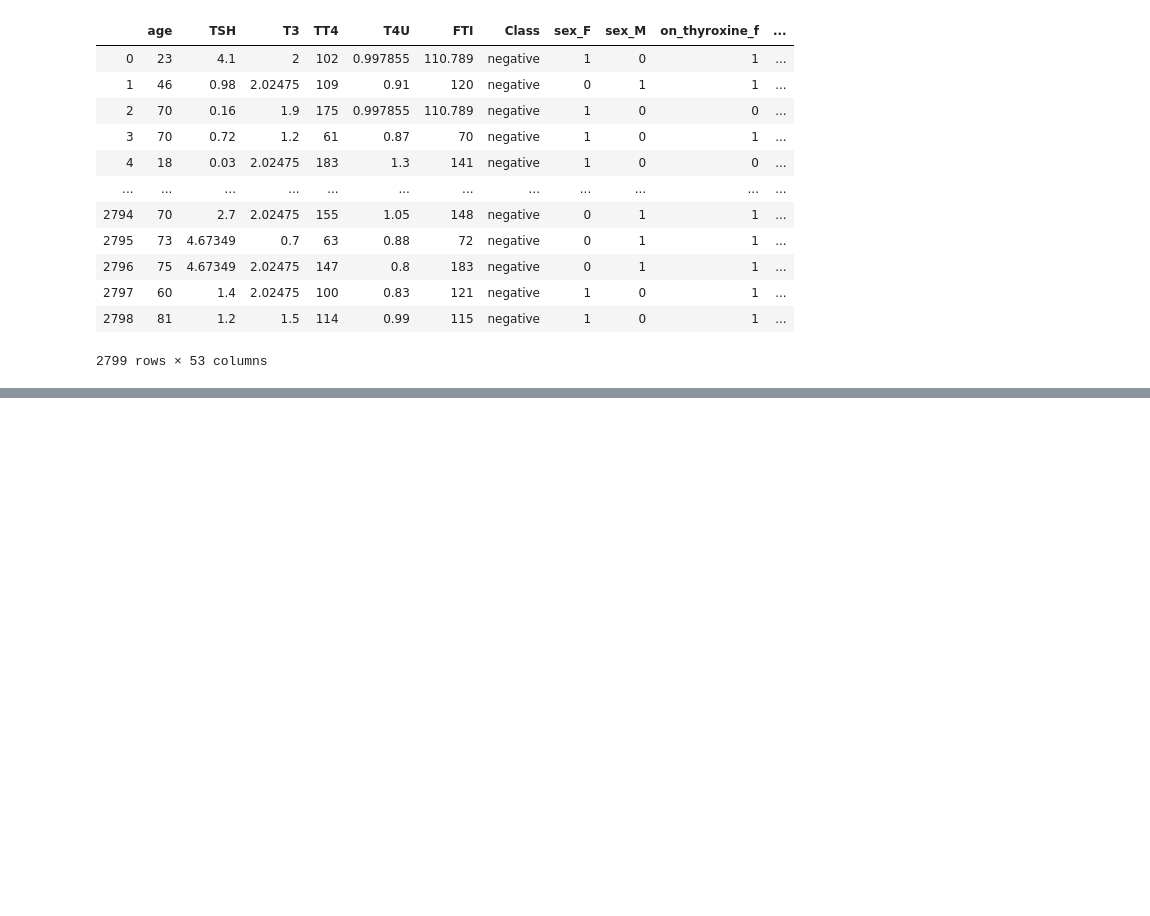
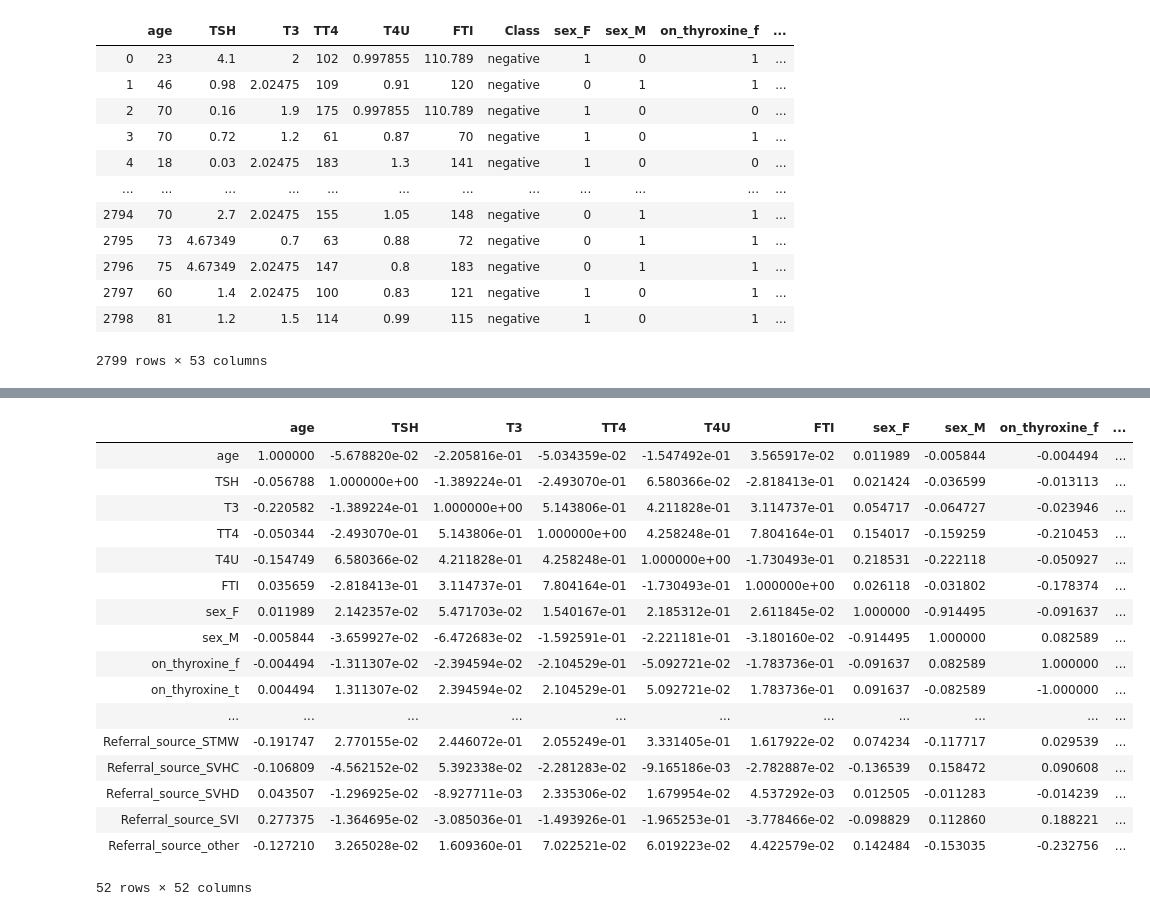
Before and after one commit to bionic-brahma/mllibbydev, a Jupyter notebook: Thyroid_disease_problem/Thyroid_Disease_Prediction_Notebook.ipynb, the cells around one changed output, grey strips where cells are left out. Saved outputs shown, nothing was run; the diff lists cells and outputs as text; code cells hidden in the pictures; blank space fills up the shorter version.

```diff
--- a/Thyroid_disease_problem/Thyroid_Disease_Prediction_Notebook.ipynb
+++ b/Thyroid_disease_problem/Thyroid_Disease_Prediction_Notebook.ipynb
@@ -234,0 +296,21 @@ Name: Class, Length: 2799, dtype: object
+# %%
+X.corr()
+# %% [output]
+|  | age | TSH | T3 | TT4 | T4U | FTI | sex_F | sex_M | on_thyroxine_f | ... |
+| age | 1.000000 | -5.678820e-02 | -2.205816e-01 | -5.034359e-02 | -1.547492e-01 | 3.565917e-02 | 0.011989 | -0.005844 | -0.004494 | ... |
+| TSH | -0.056788 | 1.000000e+00 | -1.389224e-01 | -2.493070e-01 | 6.580366e-02 | -2.818413e-01 | 0.021424 | -0.036599 | -0.013113 | ... |
+| T3 | -0.220582 | -1.389224e-01 | 1.000000e+00 | 5.143806e-01 | 4.211828e-01 | 3.114737e-01 | 0.054717 | -0.064727 | -0.023946 | ... |
+| TT4 | -0.050344 | -2.493070e-01 | 5.143806e-01 | 1.000000e+00 | 4.258248e-01 | 7.804164e-01 | 0.154017 | -0.159259 | -0.210453 | ... |
+| T4U | -0.154749 | 6.580366e-02 | 4.211828e-01 | 4.258248e-01 | 1.000000e+00 | -1.730493e-01 | 0.218531 | -0.222118 | -0.050927 | ... |
+| FTI | 0.035659 | -2.818413e-01 | 3.114737e-01 | 7.804164e-01 | -1.730493e-01 | 1.000000e+00 | 0.026118 | -0.031802 | -0.178374 | ... |
+| sex_F | 0.011989 | 2.142357e-02 | 5.471703e-02 | 1.540167e-01 | 2.185312e-01 | 2.611845e-02 | 1.000000 | -0.914495 | -0.091637 | ... |
+| sex_M | -0.005844 | -3.659927e-02 | -6.472683e-02 | -1.592591e-01 | -2.221181e-01 | -3.180160e-02 | -0.914495 | 1.000000 | 0.082589 | ... |
+| on_thyroxine_f | -0.004494 | -1.311307e-02 | -2.394594e-02 | -2.104529e-01 | -5.092721e-02 | -1.783736e-01 | -0.091637 | 0.082589 | 1.000000 | ... |
+| on_thyroxine_t | 0.004494 | 1.311307e-02 | 2.394594e-02 | 2.104529e-01 | 5.092721e-02 | 1.783736e-01 | 0.091637 | -0.082589 | -1.000000 | ... |
+| ... | ... | ... | ... | ... | ... | ... | ... | ... | ... | ... |
+| Referral_source_STMW | -0.191747 | 2.770155e-02 | 2.446072e-01 | 2.055249e-01 | 3.331405e-01 | 1.617922e-02 | 0.074234 | -0.117717 | 0.029539 | ... |
+| Referral_source_SVHC | -0.106809 | -4.562152e-02 | 5.392338e-02 | -2.281283e-02 | -9.165186e-03 | -2.782887e-02 | -0.136539 | 0.158472 | 0.090608 | ... |
+| Referral_source_SVHD | 0.043507 | -1.296925e-02 | -8.927711e-03 | 2.335306e-02 | 1.679954e-02 | 4.537292e-03 | 0.012505 | -0.011283 | -0.014239 | ... |
+| Referral_source_SVI | 0.277375 | -1.364695e-02 | -3.085036e-01 | -1.493926e-01 | -1.965253e-01 | -3.778466e-02 | -0.098829 | 0.112860 | 0.188221 | ... |
+| Referral_source_other | -0.127210 | 3.265028e-02 | 1.609360e-01 | 7.022521e-02 | 6.019223e-02 | 4.422579e-02 | 0.142484 | -0.153035 | -0.232756 | ... |
+52 rows × 52 columns
```
Also changed, not shown: parts of 19 cells of this notebook, 12 other files.
